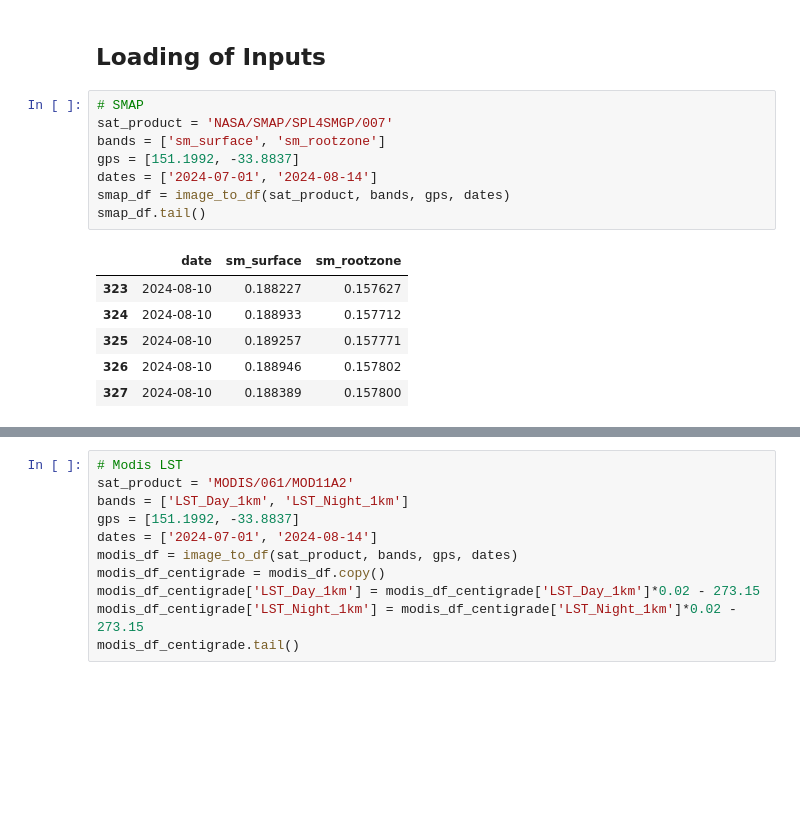
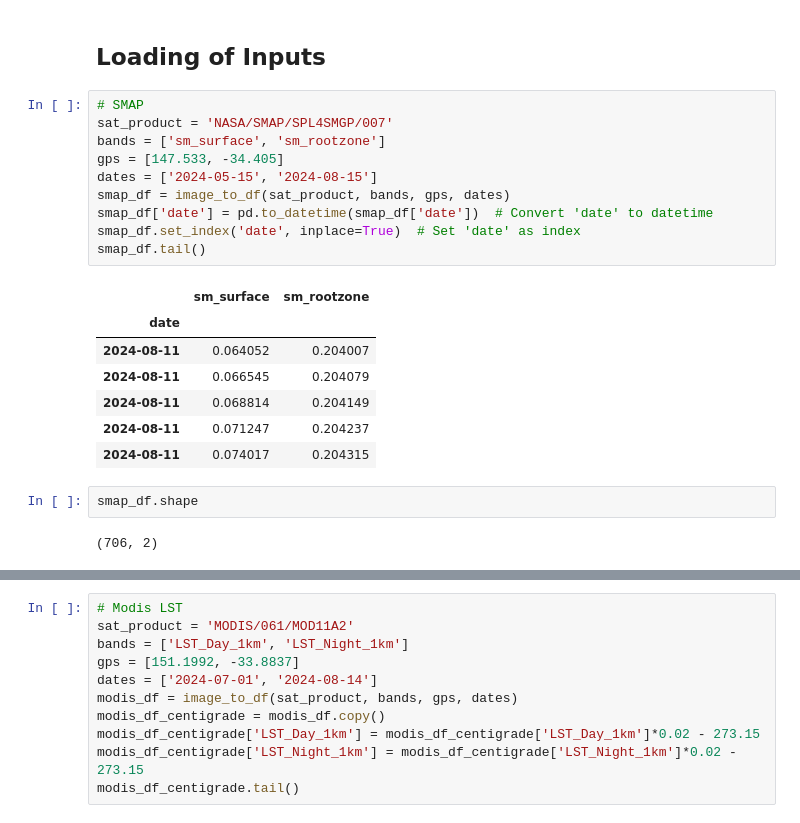
Before and after one commit to top-data/Soil_moisture, a Jupyter notebook: SM_inputs4model_updated_satellites.ipynb, the cells around one changed output, grey strips where cells are left out. Drawn from its saved outputs; the diff is of its cells as text; blank space fills up the shorter version.

```diff
--- a/SM_inputs4model_updated_satellites.ipynb
+++ b/SM_inputs4model_updated_satellites.ipynb
@@ -438,15 +438,22 @@ saveAllJoin = ee.Join.saveAll(matchesKey='lst',
 # %%
 # SMAP
 sat_product = 'NASA/SMAP/SPL4SMGP/007'
 bands = ['sm_surface', 'sm_rootzone']
-gps = [151.1992, -33.8837]
-dates = ['2024-07-01', '2024-08-14']
+gps = [147.533, -34.405]
+dates = ['2024-05-15', '2024-08-15']
 smap_df = image_to_df(sat_product, bands, gps, dates)
+smap_df['date'] = pd.to_datetime(smap_df['date'])  # Convert 'date' to datetime
+smap_df.set_index('date', inplace=True)  # Set 'date' as index
 smap_df.tail()
 # %% [output]
-|  | date | sm_surface | sm_rootzone |
-| 323 | 2024-08-10 | 0.188227 | 0.157627 |
-| 324 | 2024-08-10 | 0.188933 | 0.157712 |
-| 325 | 2024-08-10 | 0.189257 | 0.157771 |
-| 326 | 2024-08-10 | 0.188946 | 0.157802 |
-| 327 | 2024-08-10 | 0.188389 | 0.157800 |
+|  | sm_surface | sm_rootzone |
+| date |  |  |
+| 2024-08-11 | 0.064052 | 0.204007 |
+| 2024-08-11 | 0.066545 | 0.204079 |
+| 2024-08-11 | 0.068814 | 0.204149 |
+| 2024-08-11 | 0.071247 | 0.204237 |
+| 2024-08-11 | 0.074017 | 0.204315 |
+# %%
+smap_df.shape
+# %% [output]
+(706, 2)
```
Also changed, not shown: parts of 5 cells of this notebook.
